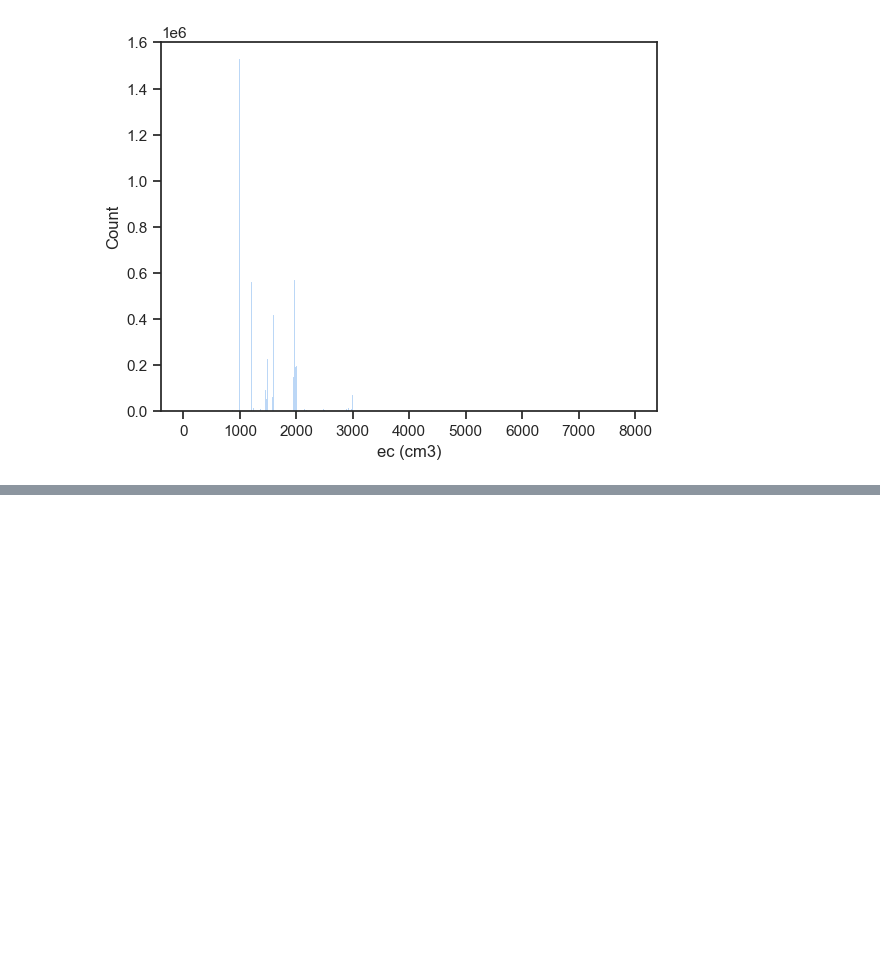
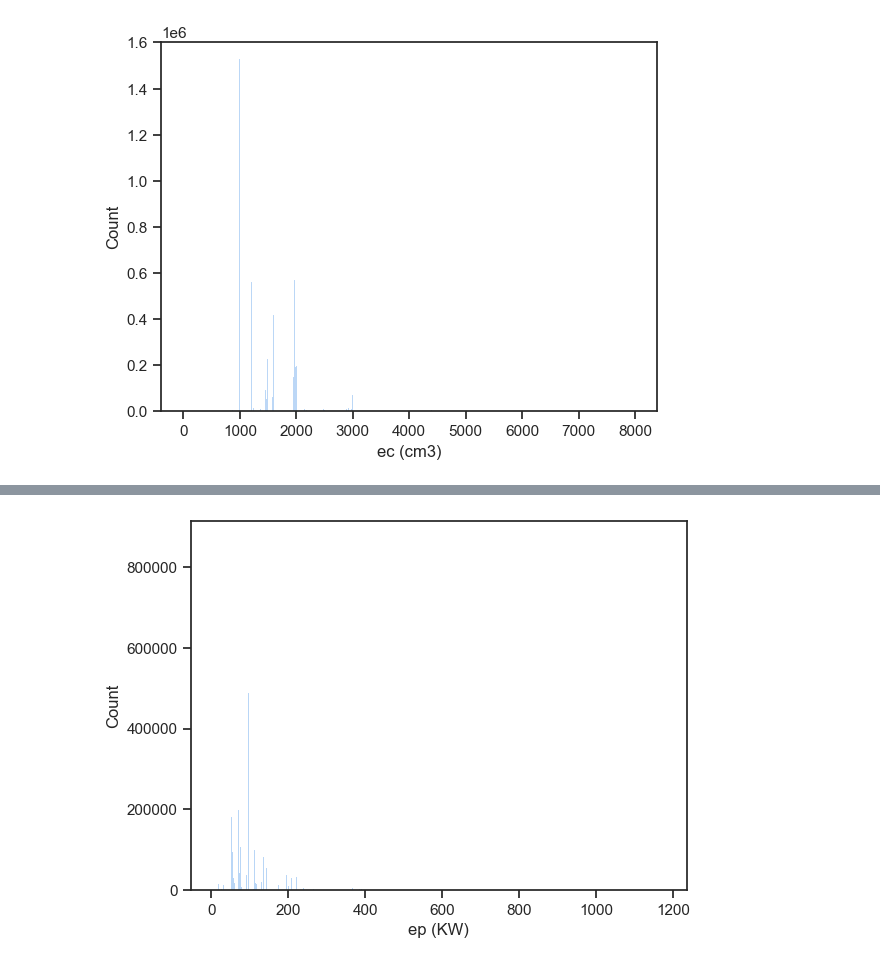
Before and after one commit to Naoyy/Challenge_Data_Mining, a Jupyter notebook: analyse_exploratoire.ipynb, the cells around one changed output, grey strips where cells are left out. Saved outputs shown, nothing was run; the diff lists cells and outputs as text; code cells hidden in the pictures; blank space fills up the shorter version.

```diff
--- a/analyse_exploratoire.ipynb
+++ b/analyse_exploratoire.ipynb
@@ -633,0 +669,5 @@ plt.show()
+# %%
+sns.histplot(df, x='ep (KW)')
+plt.show()
+# %% [output]
+[figure, added]
```
Also changed, not shown: parts of 28 cells of this notebook.
